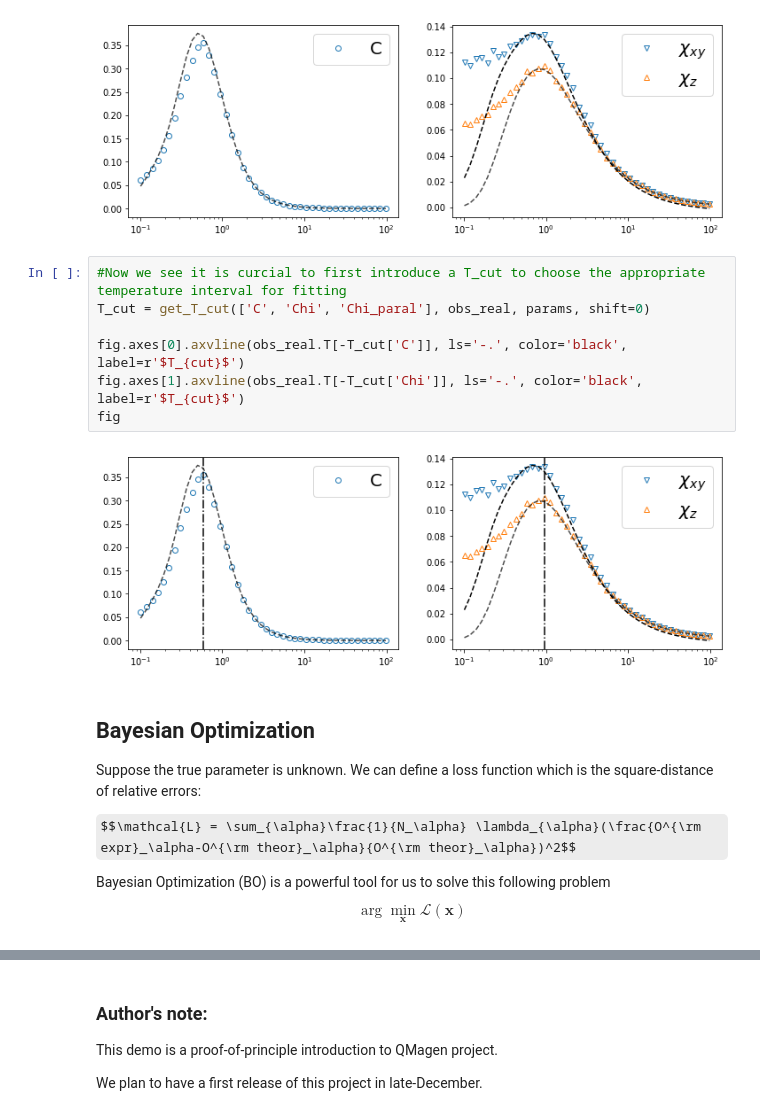
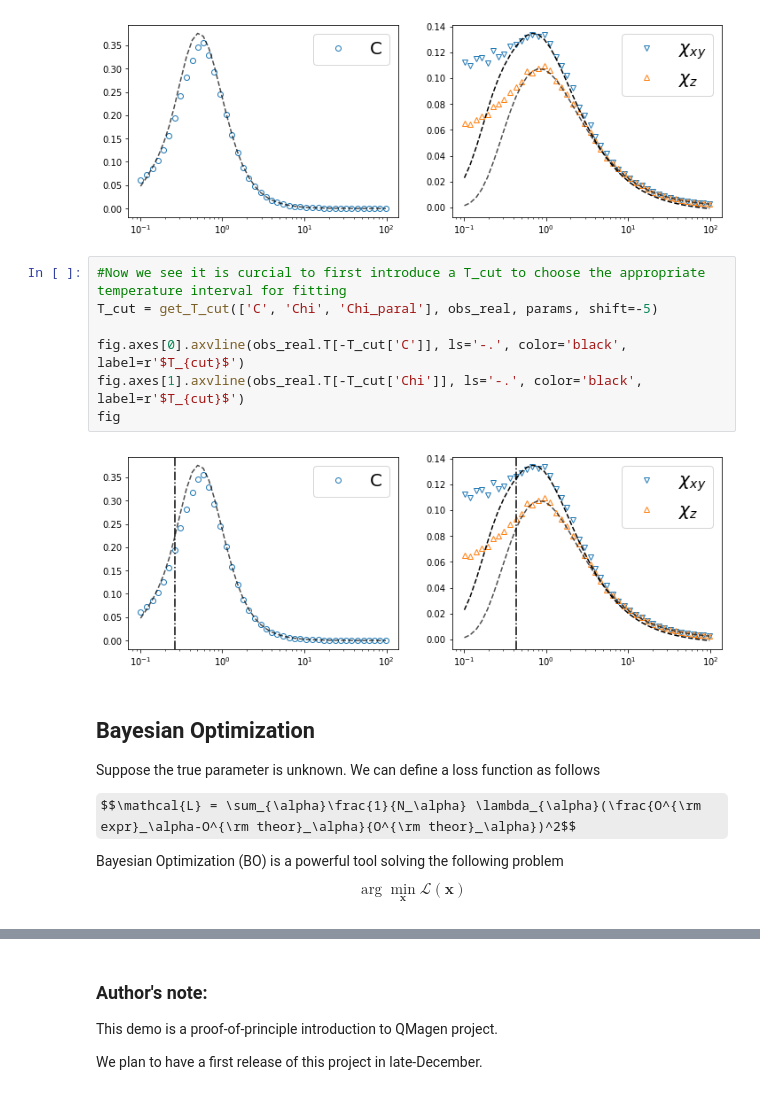
Before and after one commit to QMagen/PyQMagen, a Jupyter notebook: Demo.ipynb, the cells around one changed output, grey strips where cells are left out. Cells and saved outputs as stored; diff of their text form; some formulas as TeX source.

```diff
--- a/Demo.ipynb
+++ b/Demo.ipynb
@@ -76,20 +76,20 @@ fig
 [figure]
 # %%
 #Now we see it is curcial to first introduce a T_cut to choose the appropriate temperature interval for fitting
-T_cut = get_T_cut(['C', 'Chi', 'Chi_paral'], obs_real, params, shift=0)
+T_cut = get_T_cut(['C', 'Chi', 'Chi_paral'], obs_real, params, shift=-5)
 
 fig.axes[0].axvline(obs_real.T[-T_cut['C']], ls='-.', color='black', label=r'$T_{cut}$')
 fig.axes[1].axvline(obs_real.T[-T_cut['Chi']], ls='-.', color='black', label=r'$T_{cut}$')
 fig
 # %% [output]
-[figure, old version]
+[figure, new version]
 # %% [markdown]
 ## Bayesian Optimization
 
-Suppose the true parameter is unknown. We can define a loss function which is the square-distance of relative errors:
+Suppose the true parameter is unknown. We can define a loss function as follows
 
 $$\mathcal{L} = \sum_{\alpha}\frac{1}{N_\alpha} \lambda_{\alpha}(\frac{O^{\rm expr}_\alpha-O^{\rm theor}_\alpha}{O^{\rm theor}_\alpha})^2$$
 
-Bayesian Optimization (BO) is a powerful tool for us to solve this following problem $$\arg \min_{\mathbf{x}} \mathcal{L}(\mathbf{x})$$
+Bayesian Optimization (BO) is a powerful tool solving the following problem $$\arg \min_{\mathbf{x}} \mathcal{L}(\mathbf{x})$$
 # %%
 num_warmup = 10
```
Also changed, not shown: parts of 1 cell of this notebook, 2 other files.
